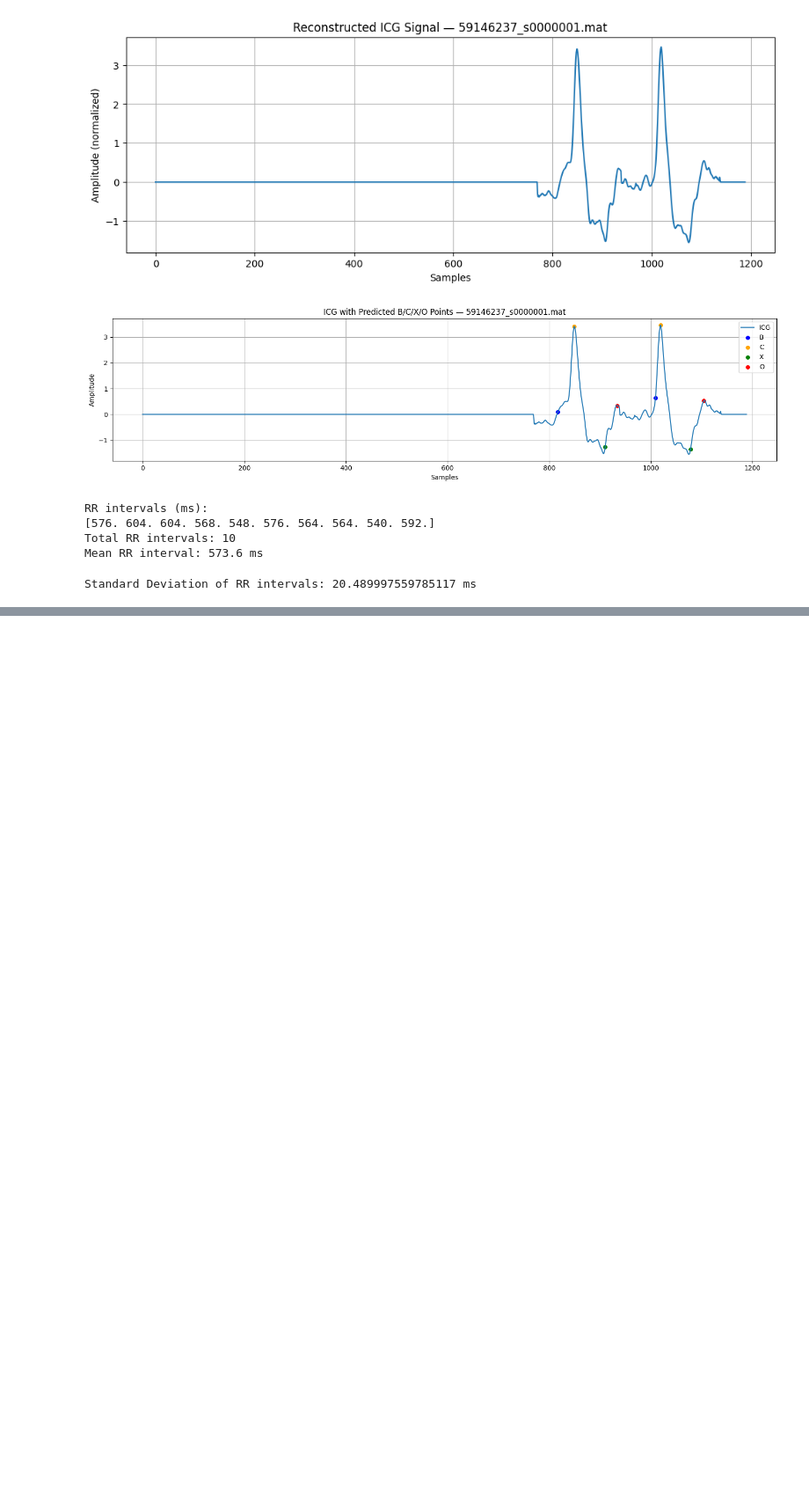
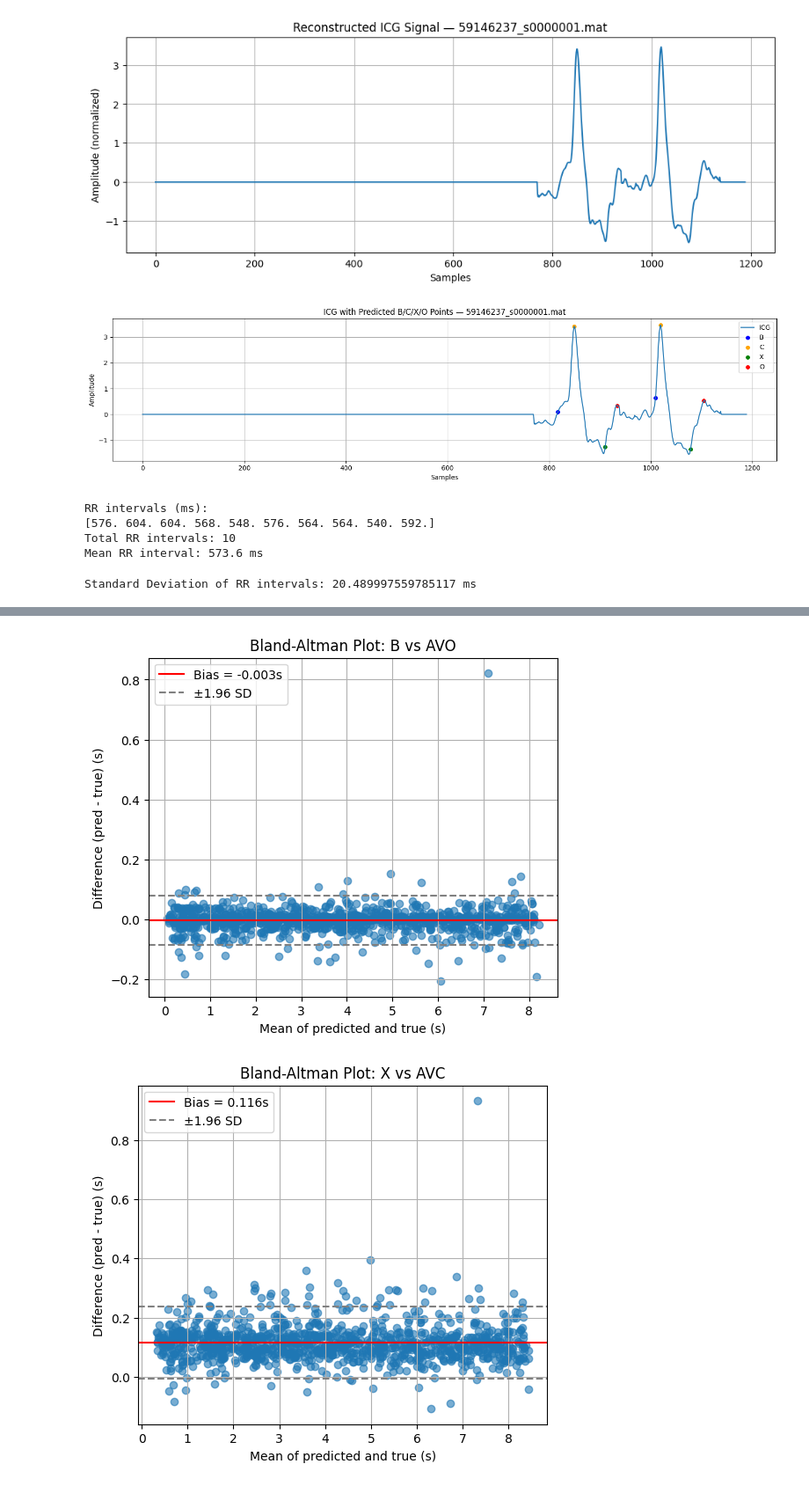
Before and after one commit to eduardo-illueca/icg-project, a Jupyter notebook: Detection/HC_Model_all_subjects_v17.ipynb, the cells around one changed output, grey strips where cells are left out. Shown at 88% size. Saved outputs shown, nothing was run; the diff lists cells and outputs as text; code cells hidden in the pictures; blank space fills up the shorter version.

```diff
--- a/Detection/HC_Model_all_subjects_v17.ipynb
+++ b/Detection/HC_Model_all_subjects_v17.ipynb
@@ -982,0 +1161,25 @@ Standard Deviation of RR intervals: 20.489997559785117 ms
+# %%
+def bland_altman_plot(pred, true, label):
+    import matplotlib.pyplot as plt
+    mean = (np.array(pred) + np.array(true)) / 2
+    diff = np.array(pred) - np.array(true)
+    bias = np.mean(diff)
+    loa = 1.96 * np.std(diff)
+
+    plt.figure(figsize=(6, 5))
+    plt.scatter(mean, diff, alpha=0.6)
+    plt.axhline(bias, color='red', label=f'Bias = {bias:.3f}s')
+    plt.axhline(bias + loa, color='gray', linestyle='--', label='±1.96 SD')
+    plt.axhline(bias - loa, color='gray', linestyle='--')
+    plt.xlabel("Mean of predicted and true (s)")
+    plt.ylabel("Difference (pred - true) (s)")
+    plt.title(f"Bland-Altman Plot: {label}")
+    plt.legend()
+    plt.grid(True)
+    plt.show()
+
+bland_altman_plot(b_times, avo_times, "B vs AVO")
+bland_altman_plot(x_times, avc_times, "X vs AVC")
+# %% [output]
+[figure, added]
+[figure, added]
```
Also changed, not shown: parts of 11 cells of this notebook.
